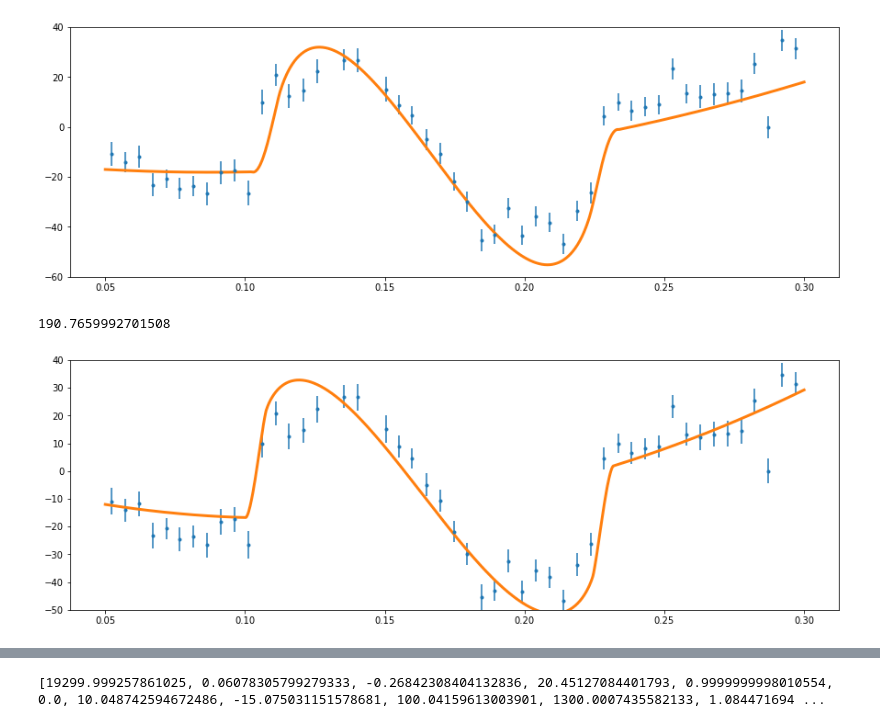
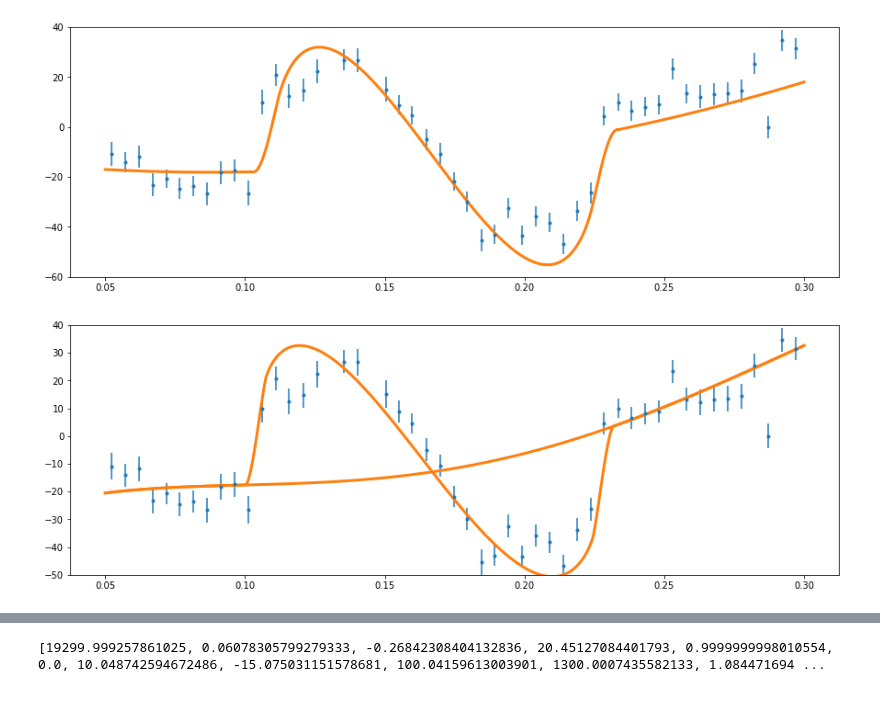
Before and after one commit to benmontet/rm_fits, a Jupyter notebook: notebooks/optimize.ipynb, the cells around one changed output, grey strips where cells are left out. Cells and saved outputs as stored; diff of their text form; code cells hidden in the pictures.

```diff
--- a/notebooks/optimize.ipynb
+++ b/notebooks/optimize.ipynb
@@ -128,7 +128,7 @@ def rmcurve(params):
 # %%
 def plot_rmcurve(params):
 
-    vsini, r, b, a, u1, u2, obl, gamma, gammadot, gammadotdot, jitter_good, jitter_bad, q, factor, t0 = params
+    vsini, r, b, a, u1, u2, obl, gamma, gammadot, gammadotdot, gamma3, gamma4, jitter_good, jitter_bad, q, factor, t0 = params
     veq = vsini / np.sin(inc * np.pi / 180.0)
 
     map.reset()
@@ -150,23 +150,26 @@ def plot_rmcurve(params):
     theta = 360.0 / Prot * t
 
     rv = map.rv(xo=xo, yo=yo, zo=zo, ro=r, theta=theta)
-    rv += gamma + gammadot*(t-0.15) + gammadotdot*(t-0.15)**2
+    trend = gamma + gammadot*(t-0.15) + gammadotdot*(t-0.15)**2 + gamma3*(t-0.15)**3 + gamma4*(t-0.15)**4
+    rv += trend
+
 
     plt.figure(figsize=(15,5))
     plt.plot(t, rv, "C1", lw=3)
+    plt.plot(t, trend, "C1", lw=3)
+
     plt.errorbar(time, vels, yerr=verr, fmt='.')
     plt.ylim(-50, 40);
     plt.show()
 # %%
-inputs = np.array([19300, 0.0588, -0.09, 20.79, 0.8, 0.00, 10.0, -15.0, 100.1, 1300.0, 1.0, 1.0, 0.8, 0.60, 0.166])
+inputs = np.array([19300, 0.0588, -0.09, 20.79, 0.8, 0.00, 10.0, -15.0, 100.1, 1300.0, 5500, -30000, 1.0, 1.0, 0.8, 0.60, 0.166])
 
-bnds = ((12000, 24000), (0.04, 0.07), (-1.0, 0.0), (15,25), (0,1),(0,1), (-30,90), (-20,20),(50,300), (100, 1500), (0.0, 2.0), (0.0, 20.0), (0.4, 1.0), (0.0, 1.0), (0.16, 0.175))
-rmcurve(inputs)
+bnds = ((12000, 24000), (0.04, 0.07), (-1.0, 0.0), (15,25), (0,1),(0,1), (-30,90), (-20,20),(50,300), (0, 3000), (-30000, 300000), (-100000, 100000), (0.0, 2.0), (0.0, 20.0), (0.4, 1.0), (0.0, 1.0), (0.16, 0.175))
+#rmcurve(inputs)
 
 plot_rmcurve(inputs)
 # %% [output]
-190.7659992701508
-[figure, old version]
+[figure, new version]
 # %%
 res = minimize(rmcurve, inputs, method='L-BFGS-B', bounds=bnds)
 # %% [output]
```
Also changed, not shown: 2 other files.
